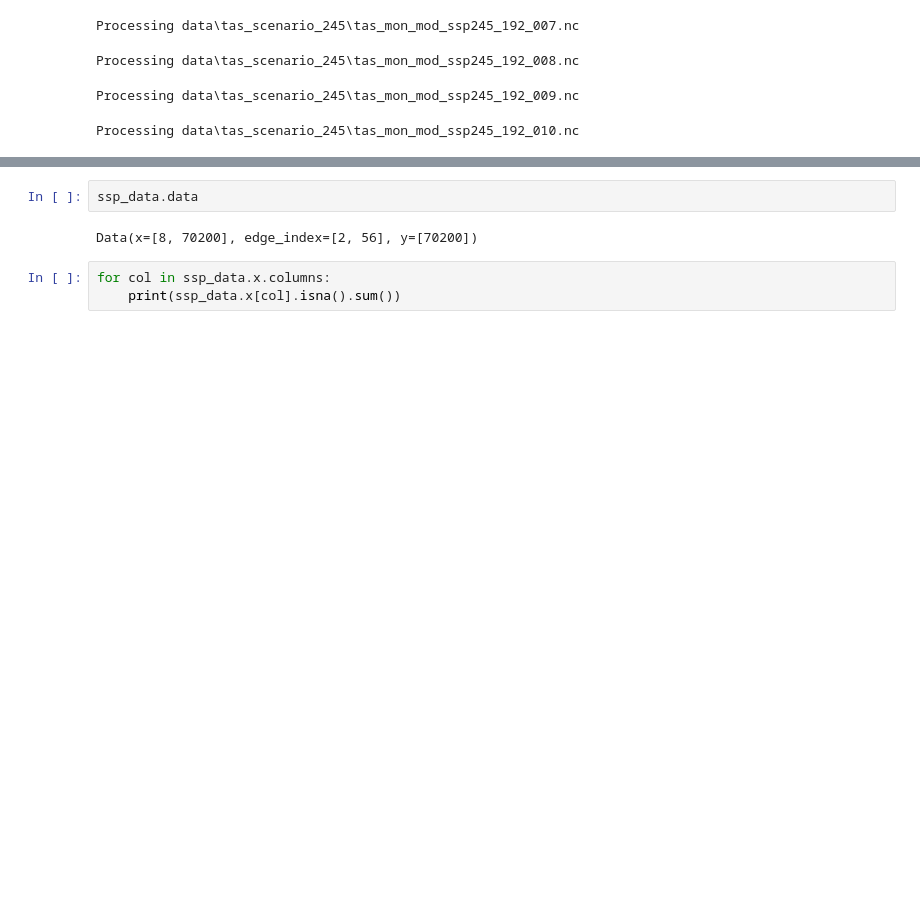
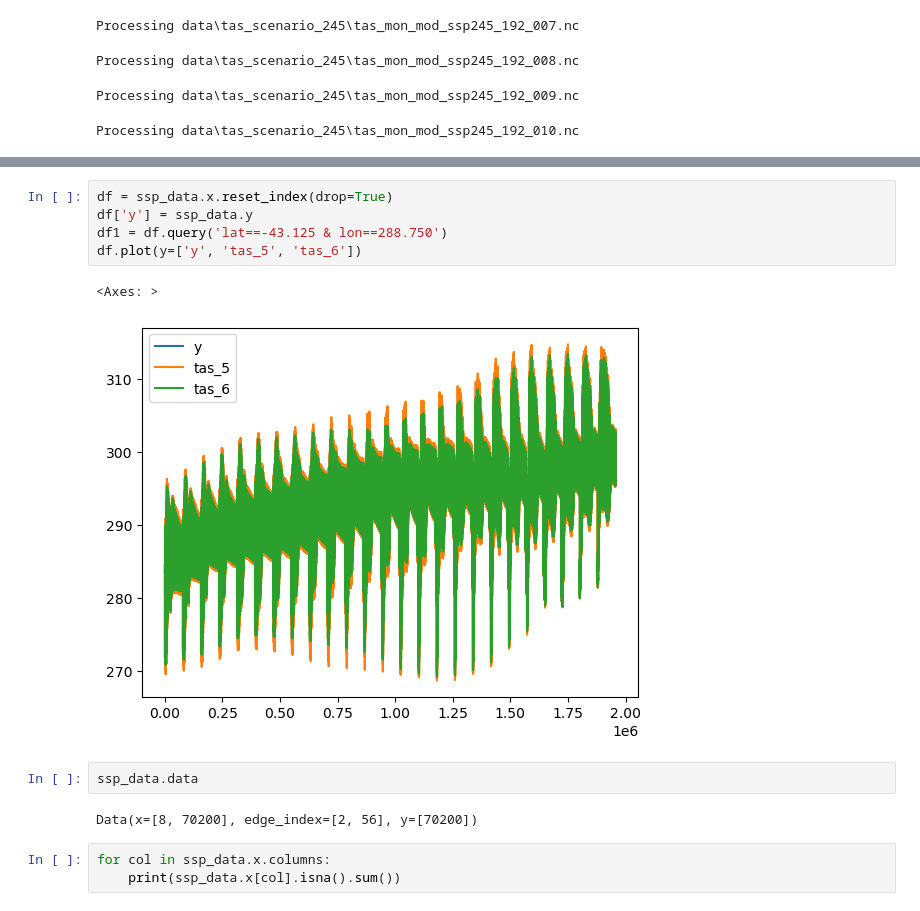
Before and after one commit to opticwiznub/Honours-Thesis, a Jupyter notebook: code/GNN_structure.ipynb, the cells around one changed output, grey strips where cells are left out. Cells and saved outputs as stored; diff of their text form; blank space fills up the shorter version.

```diff
--- a/code/GNN_structure.ipynb
+++ b/code/GNN_structure.ipynb
@@ -123,3 +123,11 @@ ssp_data.x
+# %%
+df = ssp_data.x.reset_index(drop=True)
+df['y'] = ssp_data.y
+df1 = df.query('lat==-43.125 & lon==288.750')
+df.plot(y=['y', 'tas_5', 'tas_6'])
+# %% [output]
+<Axes: >
+[figure, added]
 # %%
 ssp_data.data
 # %% [output]
```
Also changed, not shown: parts of 8 cells of this notebook, 12 other files.
